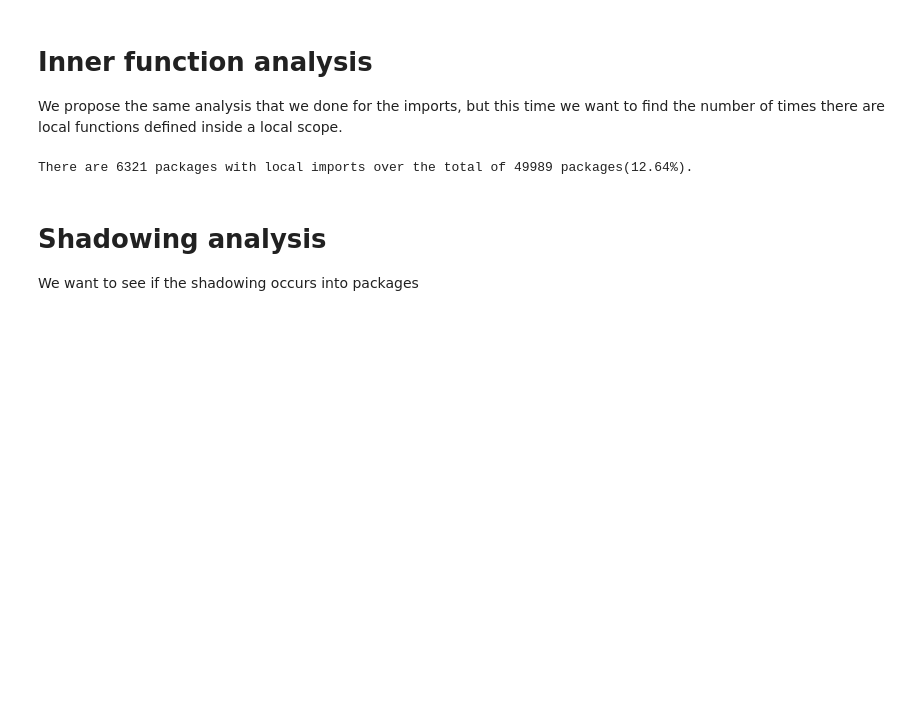
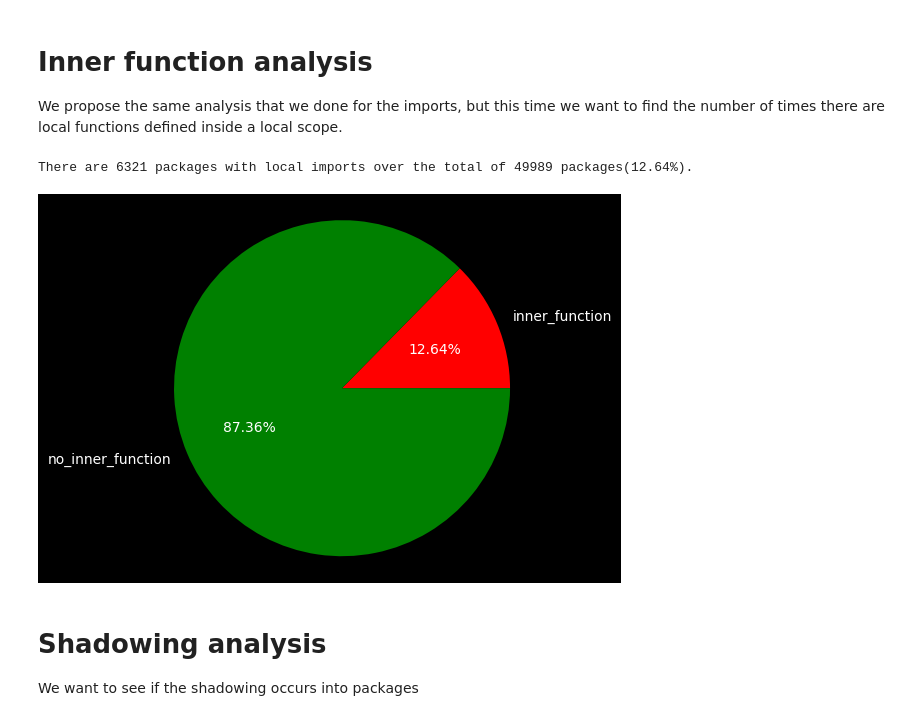
Before and after one commit to denisG99/ATCNS-Supply-Chain-Attack, a Jupyter notebook: analysis.ipynb, the cells around one changed output. Drawn from its saved outputs; the diff is of its cells as text; code cells hidden in the pictures; blank space fills up the shorter version.

```diff
--- a/analysis.ipynb
+++ b/analysis.ipynb
@@ -32,9 +49,12 @@ We propose the same analysis that we done for the imports, but this time we want
 # %%
 pkgs_w_local_functions = local_frequency(data, "inner_function") # count the number of packages with local functions
 
 print(f"There are {pkgs_w_local_functions} packages with local imports over the total of {len(data.keys())} packages({pkgs_w_local_functions/len(data.keys())*100:.2f}%).")
+
+draw_pie(data, "inner_function", pkgs_w_local_functions)
 # %% [output]
 There are 6321 packages with local imports over the total of 49989 packages(12.64%).
+[figure, added]
 # %% [markdown]
 # Shadowing analysis
 
```
Also changed, not shown: parts of 11 cells of this notebook.
